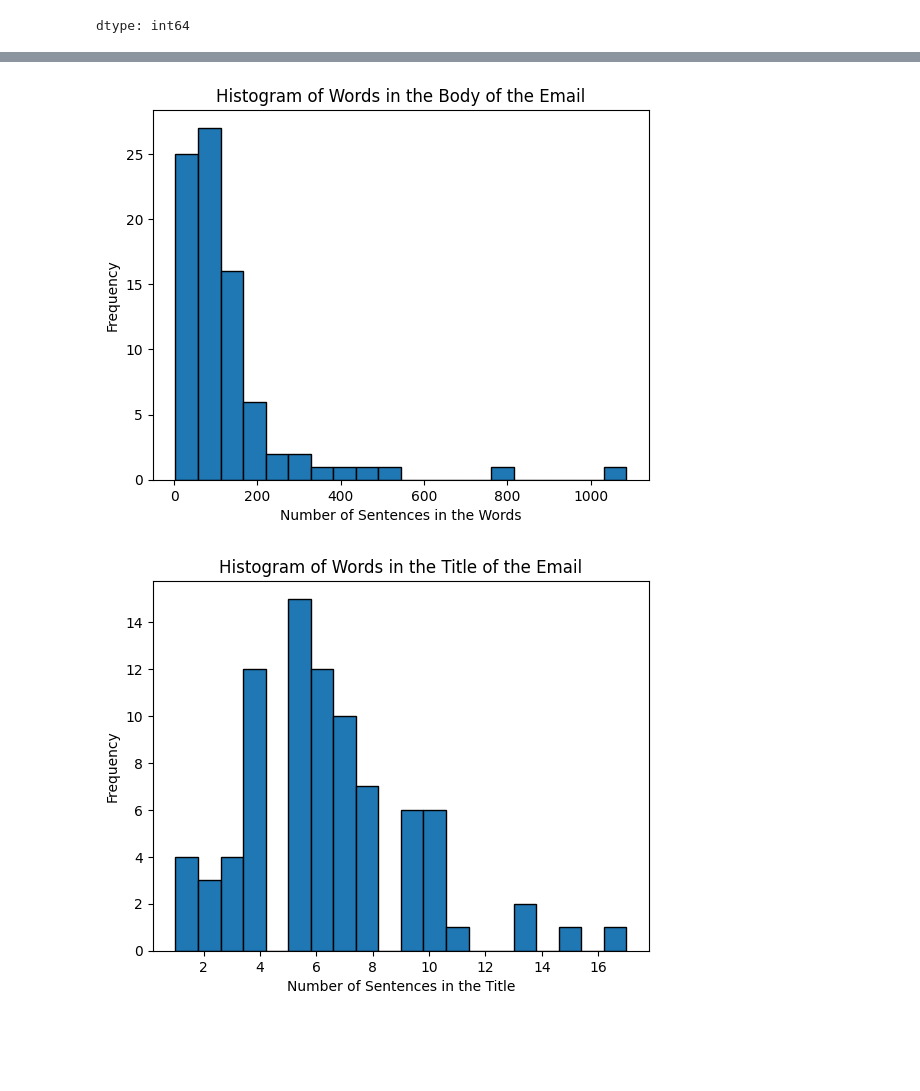
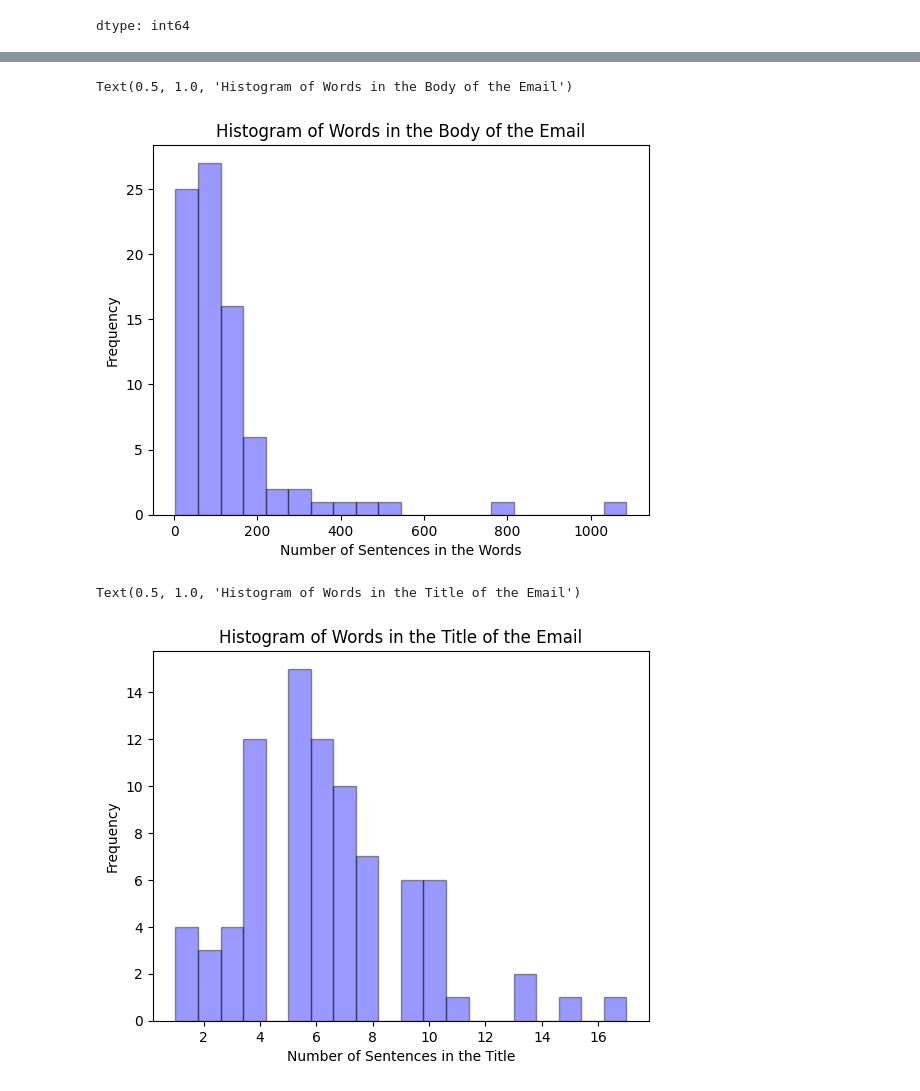
Before and after one commit to maggiecrowner/DS4002-Project1, a Jupyter notebook: DSProject1.ipynb, the cells around one changed output, grey strips where cells are left out. Drawn from its saved outputs; the diff is of its cells as text; code cells hidden in the pictures; blank space fills up the shorter version.

```diff
--- a/DSProject1.ipynb
+++ b/DSProject1.ipynb
@@ -129,16 +146,16 @@ plt.show()
 # %%
-plt.hist(df["text_words"], bins=20, edgecolor='black')
+plt.hist(df["text_words"], bins=20, edgecolor='black', color='blue', alpha=0.4)
 plt.xlabel('Number of Sentences in the Words')
 plt.ylabel('Frequency')
 plt.title('Histogram of Words in the Body of the Email')
-plt.show()
 # %% [output]
+Text(0.5, 1.0, 'Histogram of Words in the Body of the Email')
-[figure, old version]
+[figure, new version]
 # %%
-plt.hist(df["title_words"], bins=20, edgecolor='black')
+plt.hist(df["title_words"], bins=20, edgecolor='black', color='blue', alpha=0.4)
 plt.xlabel('Number of Sentences in the Title')
 plt.ylabel('Frequency')
 plt.title('Histogram of Words in the Title of the Email')
-plt.show()
 # %% [output]
+Text(0.5, 1.0, 'Histogram of Words in the Title of the Email')
-[figure, old version]
+[figure, new version]
```
Also changed, not shown: parts of 13 cells of this notebook.
